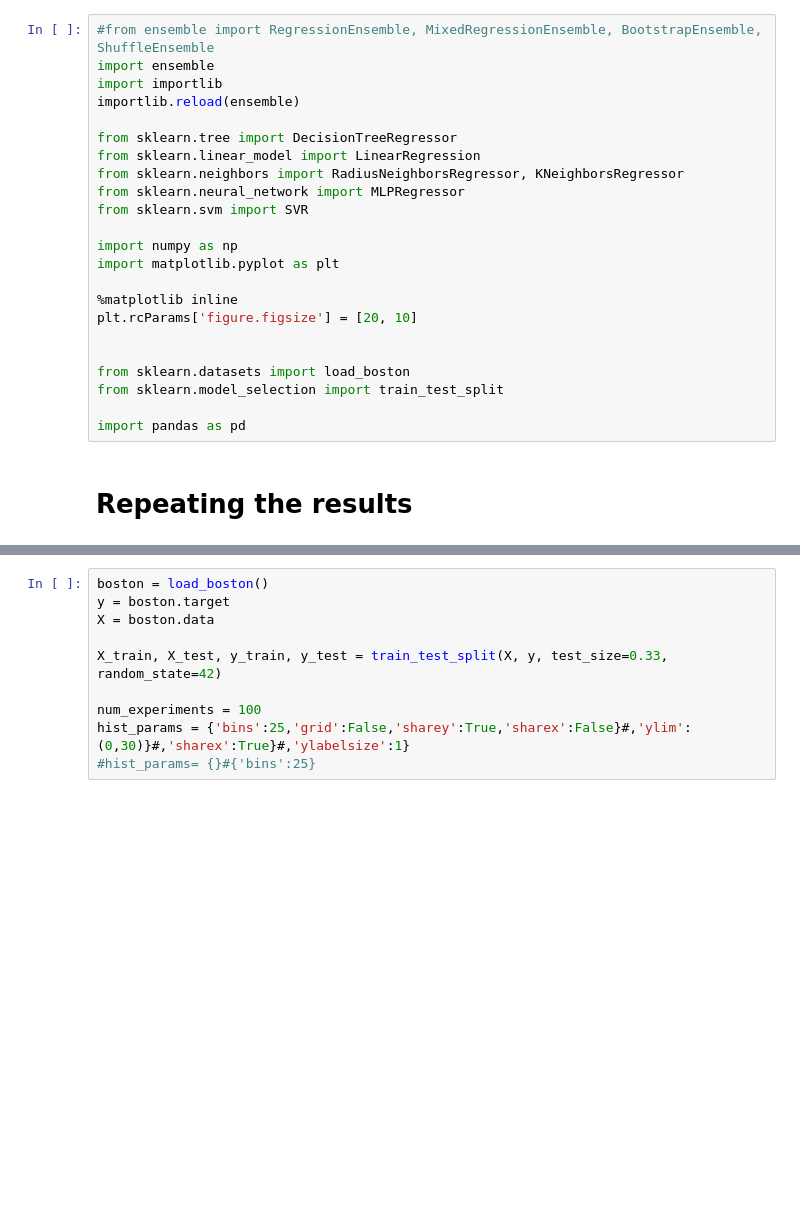
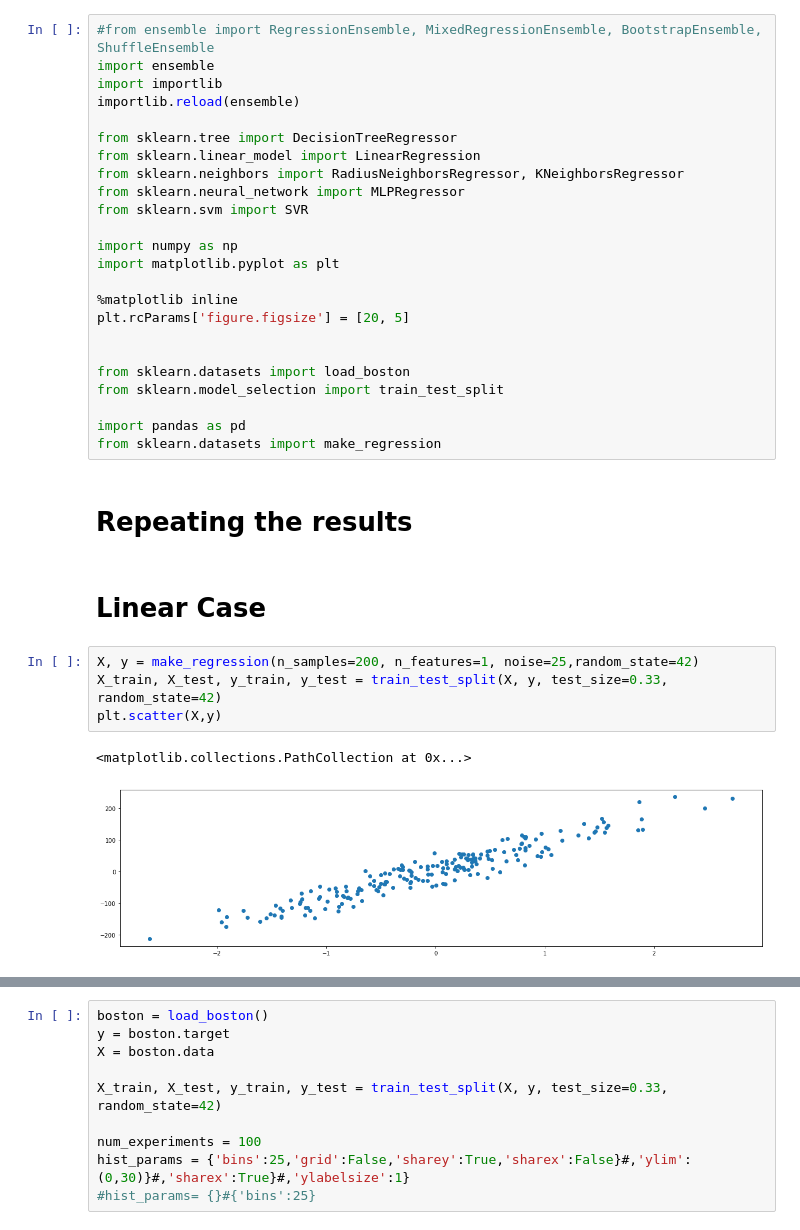
Before and after one commit to wooohoooo/natcompproj, a Jupyter notebook: repeated results.ipynb, the cells around one changed output, grey strips where cells are left out. Cells and saved outputs as stored; diff of their text form; blank space fills up the shorter version.

```diff
--- a/repeated results.ipynb
+++ b/repeated results.ipynb
@@ -14,12 +14,22 @@ import numpy as np
 import matplotlib.pyplot as plt
 
 %matplotlib inline
-plt.rcParams['figure.figsize'] = [20, 10]
+plt.rcParams['figure.figsize'] = [20, 5]
 
 
 from sklearn.datasets import load_boston
 from sklearn.model_selection import train_test_split
 
 import pandas as pd
+from sklearn.datasets import make_regression
 # %% [markdown]
 # Repeating the results
+# %% [markdown]
+# Linear Case
+# %%
+X, y = make_regression(n_samples=200, n_features=1, noise=25,random_state=42)
+X_train, X_test, y_train, y_test = train_test_split(X, y, test_size=0.33, random_state=42)
+plt.scatter(X,y)
+# %% [output]
+<matplotlib.collections.PathCollection at 0x...>
+[figure, added]
```
Also changed, not shown: parts of 8 cells of this notebook.
